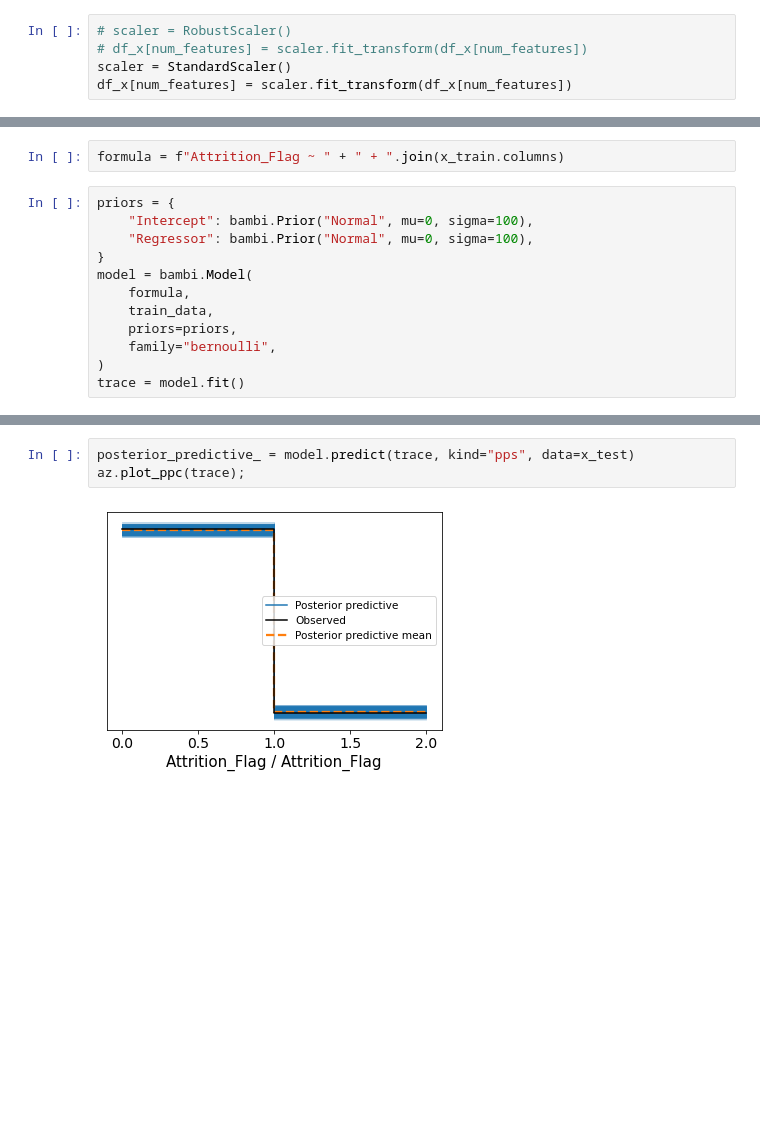
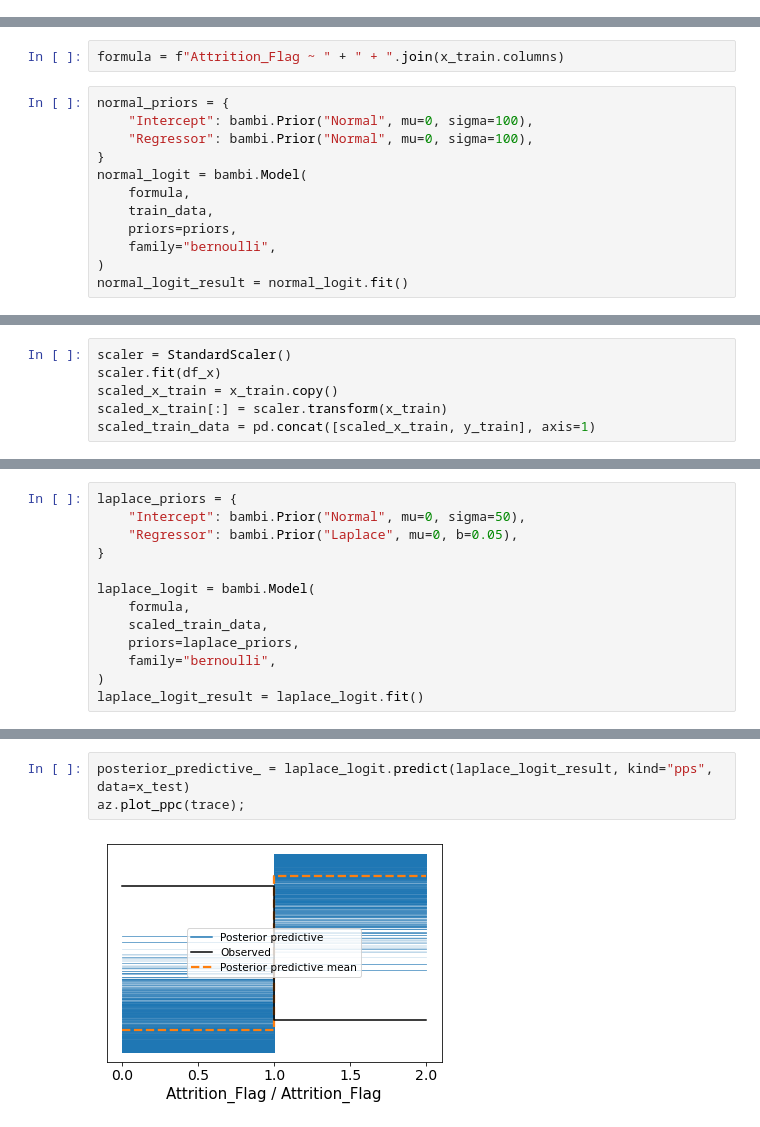
Before and after one commit to denim-bluu/python-credit_risk_bayes, a Jupyter notebook: work pymc3.ipynb, the cells around one changed output, grey strips where cells are left out. Cells and saved outputs as stored; diff of their text form; blank space fills up the shorter version.

```diff
--- a/work pymc3.ipynb
+++ b/work pymc3.ipynb
@@ -217,5 +207,0 @@ df_x["Education_Level"] = df["Education_Level"].apply(education_encoder)
-# %%
-# scaler = RobustScaler()
-# df_x[num_features] = scaler.fit_transform(df_x[num_features])
-scaler = StandardScaler()
-df_x[num_features] = scaler.fit_transform(df_x[num_features])
@@ -257,16 +232,16 @@ train_data = pd.concat([x_train, y_train], axis=1)
 # %%
 formula = f"Attrition_Flag ~ " + " + ".join(x_train.columns)
 # %%
-priors = {
+normal_priors = {
     "Intercept": bambi.Prior("Normal", mu=0, sigma=100),
     "Regressor": bambi.Prior("Normal", mu=0, sigma=100),
 }
-model = bambi.Model(
+normal_logit = bambi.Model(
     formula,
     train_data,
     priors=priors,
     family="bernoulli",
 )
-trace = model.fit()
+normal_logit_result = normal_logit.fit()
 # %% [output]
 Modeling the probability that Attrition_Flag==1
@@ -286,0 +259,6 @@ ValueError: Not enough samples to build a trace.
+# %%
+scaler = StandardScaler()
+scaler.fit(df_x)
+scaled_x_train = x_train.copy()
+scaled_x_train[:] = scaler.transform(x_train)
+scaled_train_data = pd.concat([scaled_x_train, y_train], axis=1)
@@ -286,0 +274,13 @@ ValueError: Not enough samples to build a trace.
+# %%
+laplace_priors = {
+    "Intercept": bambi.Prior("Normal", mu=0, sigma=50),
+    "Regressor": bambi.Prior("Laplace", mu=0, b=0.05),
+}
+
+laplace_logit = bambi.Model(
+    formula,
+    scaled_train_data,
+    priors=laplace_priors,
+    family="bernoulli",
+)
+laplace_logit_result = laplace_logit.fit()
@@ -305,8 +322,8 @@ az.summary(trace)
 # %%
-posterior_predictive_ = model.predict(trace, kind="pps", data=x_test)
+posterior_predictive_ = laplace_logit.predict(laplace_logit_result, kind="pps", data=x_test)
 az.plot_ppc(trace);
 # %% [output]
-[figure, old version]
+[figure, new version]
 # %%
 # Compute the point prediction by taking the mean
 # and defining the category via a threshold.
```
Also changed, not shown: parts of 54 cells of this notebook.
